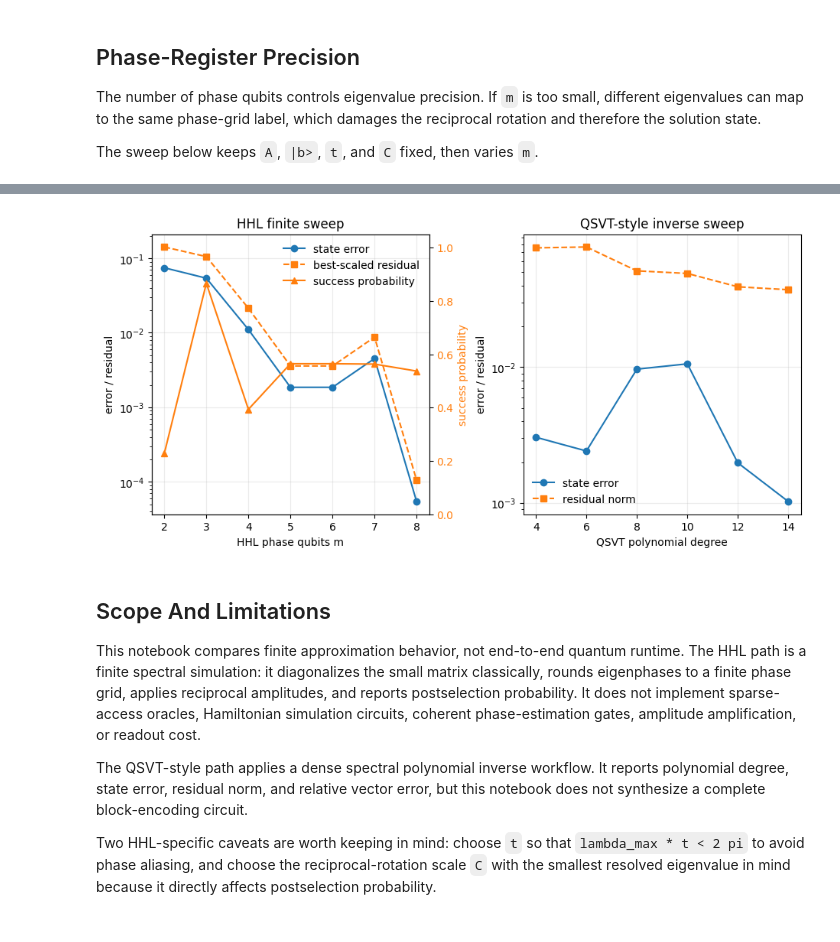
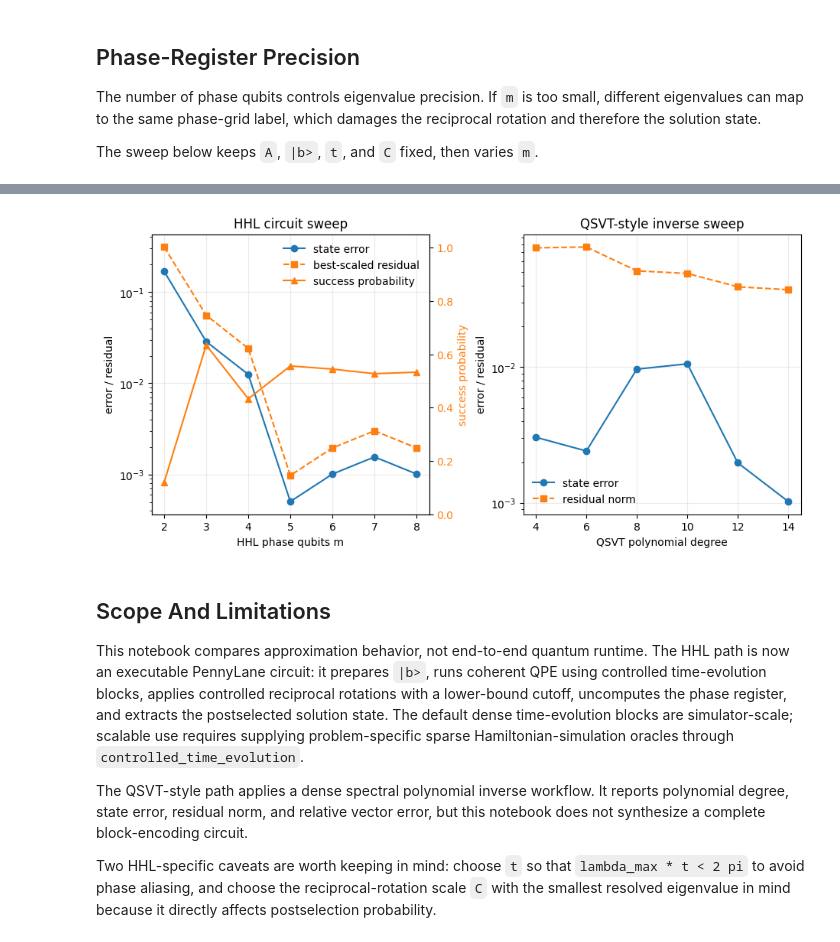
Before and after one commit to SidRichardsQuantum/Quantum_Singular_Value_Transformation, a Jupyter notebook: notebooks/tutorials/19_HHL_Linear_System_Solver.ipynb, the cells around one changed output, grey strips where cells are left out. Cells and saved outputs as stored; diff of their text form; code cells hidden in the pictures.

```diff
--- a/notebooks/tutorials/19_HHL_Linear_System_Solver.ipynb
+++ b/notebooks/tutorials/19_HHL_Linear_System_Solver.ipynb
@@ -284,7 +286,7 @@ The sweep below keeps `A`, `|b>`, `t`, and `C` fixed, then varies `m`.
 # %%
 sweep_rows = []
 for m in range(1, 6):
-    sweep_result = hhl_finite_spectral(
+    sweep_result = hhl_executable_circuit(
         A,
         b,
         num_phase_qubits=m,
@@ -366,7 +368,7 @@ nonexact_time = 1.0
 nonexact_C = 0.75
 
 for m in range(2, 9):
-    nonexact = hhl_finite_spectral(
+    nonexact = hhl_executable_circuit(
         A_sweep,
         b_sweep,
         num_phase_qubits=m,
@@ -592,39 +594,39 @@ hhl_success = [row["success_probability"] for row in nonexact_hhl_rows]
 qsvt_degrees = [row["degree"] for row in qsvt_degree_rows]
 qsvt_errors = [row["state_error"] for row in qsvt_degree_rows]
 qsvt_residuals = [row["residual_norm"] for row in qsvt_degree_rows]
 
 hhl_ax.semilogy(hhl_m, np.maximum(hhl_errors, 1e-16), "o-", label="state error")
 hhl_ax.semilogy(hhl_m, np.maximum(hhl_residuals, 1e-16), "s--", label="best-scaled residual")
 hhl_ax.set_xlabel("HHL phase qubits m")
 hhl_ax.set_ylabel("error / residual")
-hhl_ax.set_title("HHL finite sweep")
+hhl_ax.set_title("HHL circuit sweep")
 hhl_ax.grid(True, alpha=0.25)
 
 success_ax = hhl_ax.twinx()
 success_ax.plot(hhl_m, hhl_success, "^-", color="tab:orange", label="success probability")
 success_ax.set_ylim(0.0, 1.05)
 success_ax.set_ylabel("success probability", color="tab:orange")
 success_ax.tick_params(axis="y", labelcolor="tab:orange")
 
 hhl_lines, hhl_labels = hhl_ax.get_legend_handles_labels()
 success_lines, success_labels = success_ax.get_legend_handles_labels()
 hhl_ax.legend(hhl_lines + success_lines, hhl_labels + success_labels, frameon=False)
 
 qsvt_ax.semilogy(qsvt_degrees, np.maximum(qsvt_errors, 1e-16), "o-", label="state error")
 qsvt_ax.semilogy(qsvt_degrees, np.maximum(qsvt_residuals, 1e-16), "s--", label="residual norm")
 qsvt_ax.set_xlabel("QSVT polynomial degree")
 qsvt_ax.set_ylabel("error / residual")
 qsvt_ax.set_title("QSVT-style inverse sweep")
 qsvt_ax.grid(True, alpha=0.25)
 qsvt_ax.legend(frameon=False)
 
 plt.show()
 # %% [output]
-[figure, old version]
+[figure, new version]
 # %% [markdown]
 ## Scope And Limitations
 
-This notebook compares finite approximation behavior, not end-to-end quantum runtime. The HHL path is a finite spectral simulation: it diagonalizes the small matrix classically, rounds eigenphases to a finite phase grid, applies reciprocal amplitudes, and reports postselection probability. It does not implement sparse-access oracles, Hamiltonian simulation circuits, coherent phase-estimation gates, amplitude amplification, or readout cost.
+This notebook compares approximation behavior, not end-to-end quantum runtime. The HHL path is now an executable PennyLane circuit: it prepares `|b>`, runs coherent QPE using controlled time-evolution blocks, applies controlled reciprocal rotations with a lower-bound cutoff, uncomputes the phase register, and extracts the postselected solution state. The default dense time-evolution blocks are simulator-scale; scalable use requires supplying problem-specific sparse Hamiltonian-simulation oracles through `controlled_time_evolution`.
 
 The QSVT-style path applies a dense spectral polynomial inverse workflow. It reports polynomial degree, state error, residual norm, and relative vector error, but this notebook does not synthesize a complete block-encoding circuit.
 
```
Also changed, not shown: parts of 15 cells of this notebook, 23 other files.
